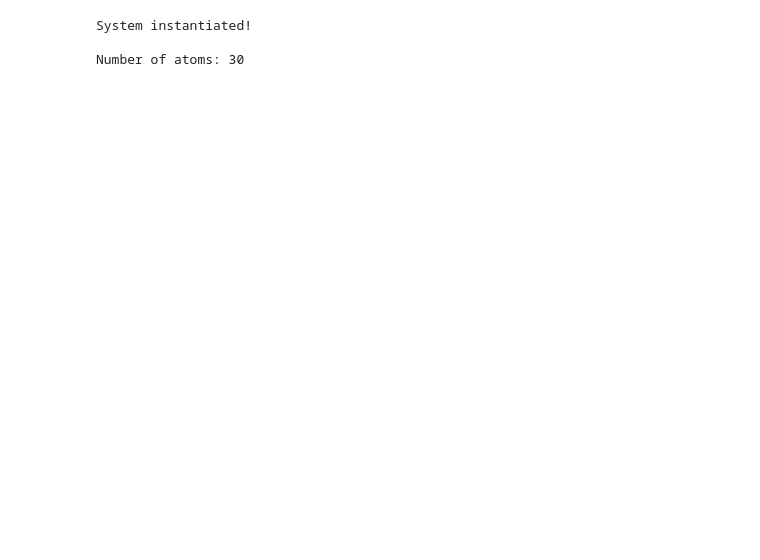
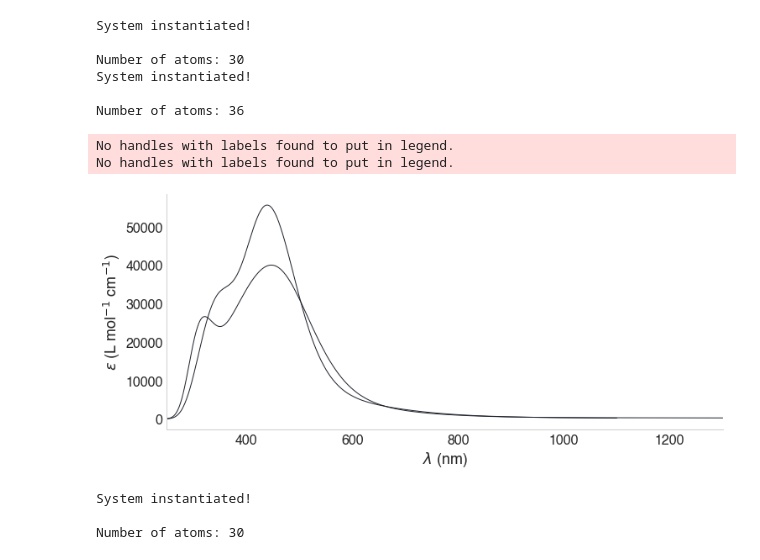
Before and after one commit to oscarigrexas/eomt-oscar, a Jupyter notebook: exploration/plot-spectra.ipynb, the cells around one changed output. Saved outputs shown, nothing was run; the diff lists cells and outputs as text; code cells hidden in the pictures; blank space fills up the shorter version.

```diff
--- a/exploration/plot-spectra.ipynb
+++ b/exploration/plot-spectra.ipynb
@@ -285,3 +360,18 @@ No handles with labels found to put in legend.
+# %%
+com1 = load_complex('as10')
+com2 = load_complex('p12')
+f, ax = plot_uv(com1)
+f, ax = plot_uv(com2, f=f, ax=ax)
+# %% [output]
+System instantiated!
+
+Number of atoms: 30
+System instantiated!
+
+Number of atoms: 36
+No handles with labels found to put in legend.
+No handles with labels found to put in legend.
+[figure, added]
 # %%
 com = load_complex('as10')
 # %% [output]
```
Also changed, not shown: parts of 7 cells of this notebook, 2 other files.
